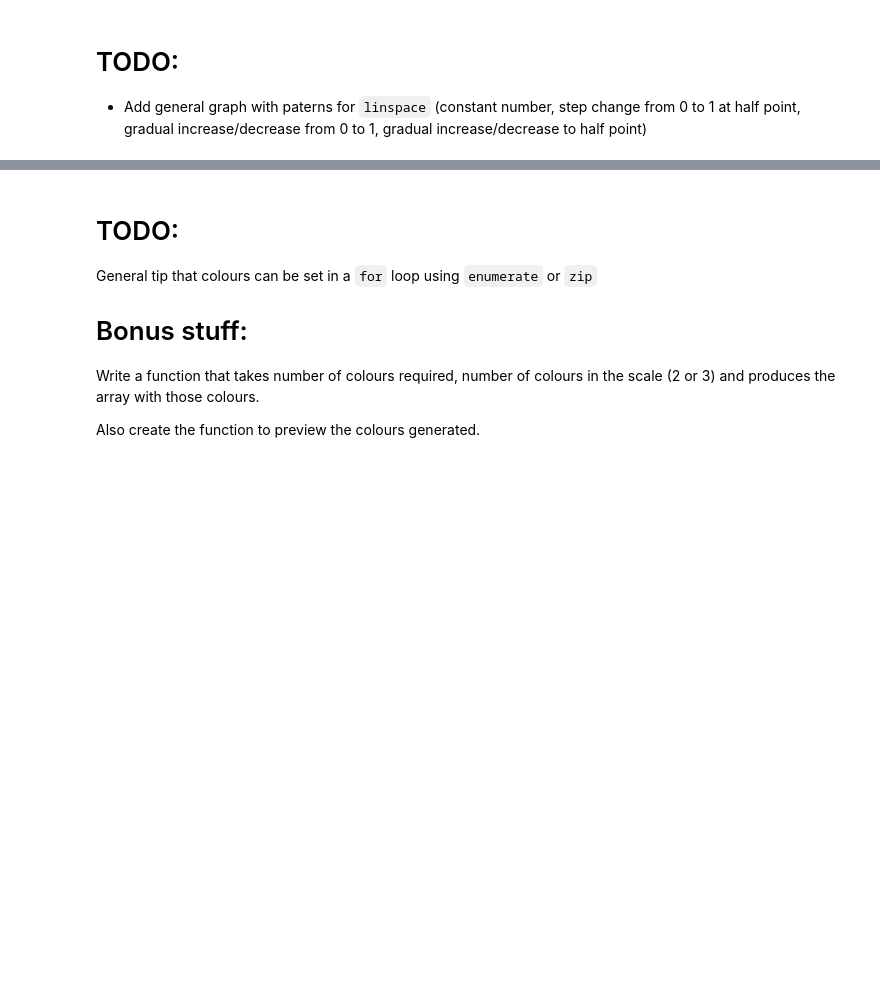
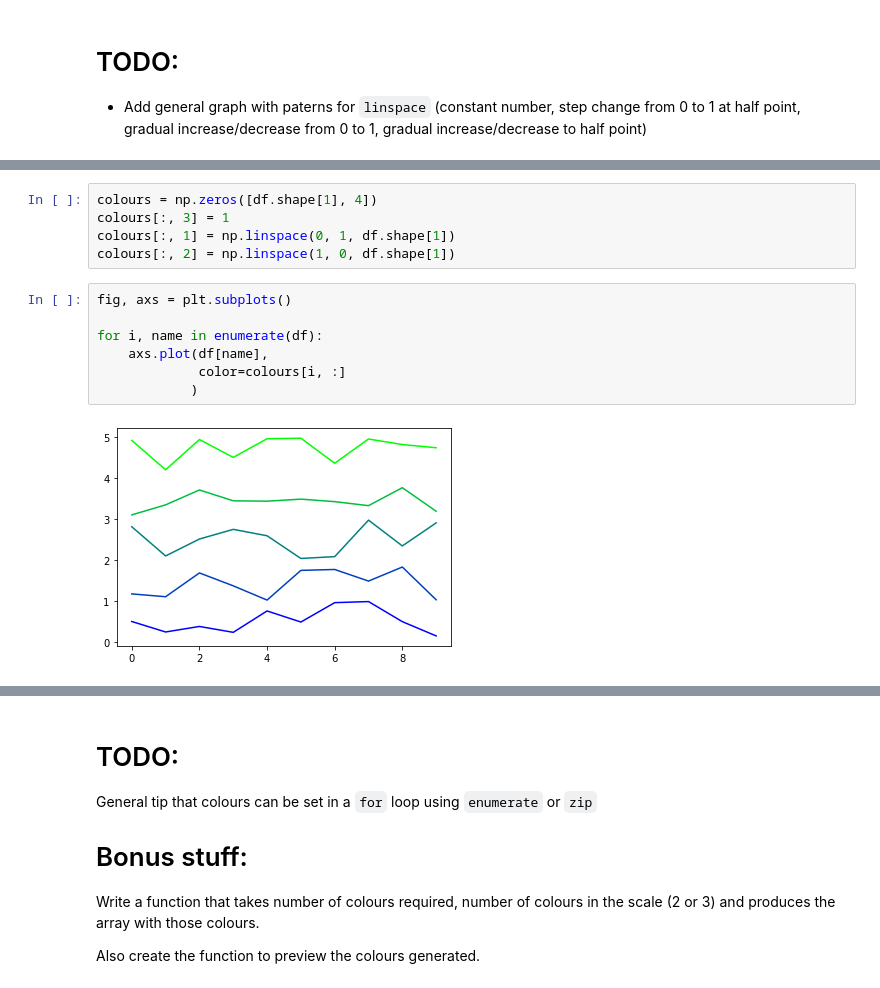
Before and after one commit to pawjast/medium, a Jupyter notebook: code/matplotlib custom RGB colours.ipynb, the cells around one changed output, grey strips where cells are left out. Drawn from its saved outputs; the diff is of its cells as text; blank space fills up the shorter version.

```diff
--- a/code/matplotlib custom RGB colours.ipynb
+++ b/code/matplotlib custom RGB colours.ipynb
@@ -581,0 +583,14 @@ ax.legend(df)
+# %%
+colours = np.zeros([df.shape[1], 4])
+colours[:, 3] = 1
+colours[:, 1] = np.linspace(0, 1, df.shape[1])
+colours[:, 2] = np.linspace(1, 0, df.shape[1])
+# %%
+fig, axs = plt.subplots()
+
+for i, name in enumerate(df):
+    axs.plot(df[name],
+             color=colours[i, :]
+            )
+# %% [output]
+[figure, added]
```
Also changed, not shown: parts of 8 cells of this notebook.
